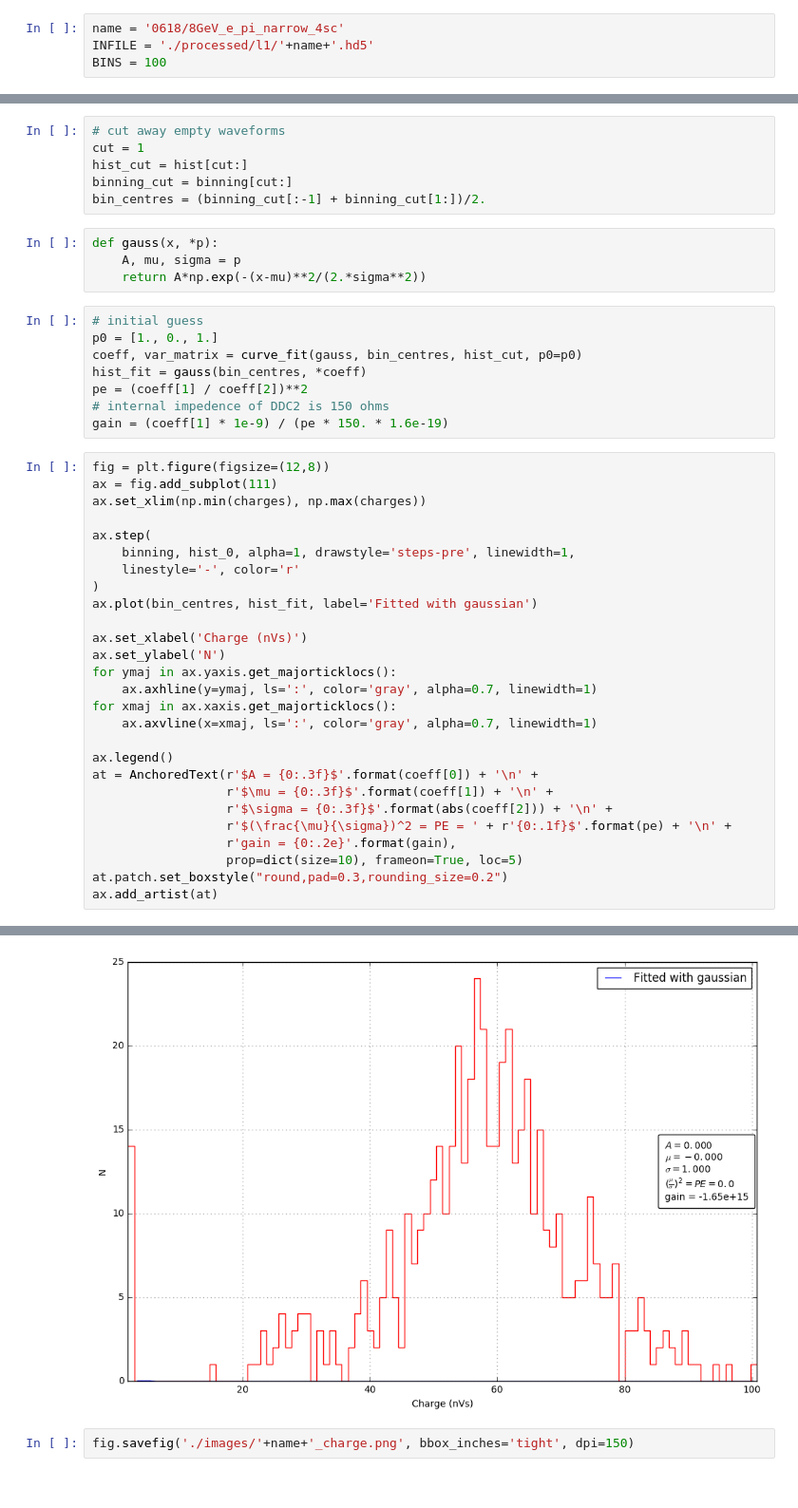
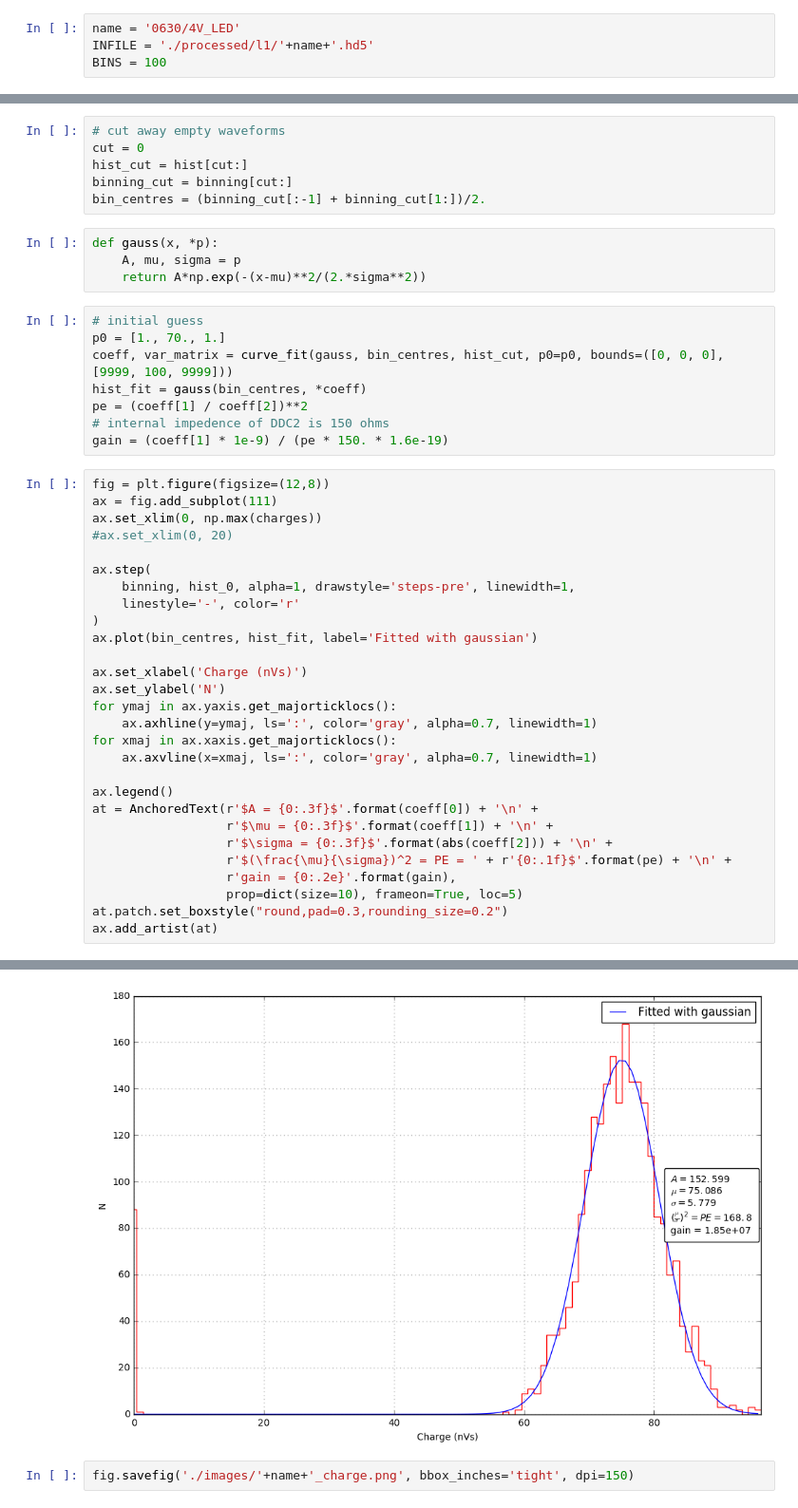
Before and after one commit to ShiveshM/beamtest, a Jupyter notebook: charge_histogram.ipynb, the cells around one changed output, grey strips where cells are left out. Shown at 95% size. Drawn from its saved outputs; the diff is of its cells as text.

```diff
--- a/charge_histogram.ipynb
+++ b/charge_histogram.ipynb
@@ -11,7 +11,7 @@ mpl.rcParams['mathtext.rm'] = 'Bitstream Vera Sans'
 mpl.rcParams['mathtext.it'] = 'Bitstream Vera Sans:italic'
 mpl.rcParams['mathtext.bf'] = 'Bitstream Vera Sans:bold'
 # %%
-name = '0618/8GeV_e_pi_narrow_4sc'
+name = '0630/4V_LED'
 INFILE = './processed/l1/'+name+'.hd5'
 BINS = 100
 # %%
@@ -75,7 +85,7 @@ for xmaj in ax.xaxis.get_majorticklocs():
 from scipy.optimize import curve_fit
 # %%
 # cut away empty waveforms
-cut = 1
+cut = 0
 hist_cut = hist[cut:]
 binning_cut = binning[cut:]
 bin_centres = (binning_cut[:-1] + binning_cut[1:])/2.
@@ -85,8 +95,8 @@ def gauss(x, *p):
     return A*np.exp(-(x-mu)**2/(2.*sigma**2))
 # %%
 # initial guess
-p0 = [1., 0., 1.]
-coeff, var_matrix = curve_fit(gauss, bin_centres, hist_cut, p0=p0)
+p0 = [1., 70., 1.]
+coeff, var_matrix = curve_fit(gauss, bin_centres, hist_cut, p0=p0, bounds=([0, 0, 0], [9999, 100, 9999]))
 hist_fit = gauss(bin_centres, *coeff)
 pe = (coeff[1] / coeff[2])**2
 # internal impedence of DDC2 is 150 ohms
@@ -94,32 +104,33 @@ gain = (coeff[1] * 1e-9) / (pe * 150. * 1.6e-19)
 # %%
 fig = plt.figure(figsize=(12,8))
 ax = fig.add_subplot(111)
-ax.set_xlim(np.min(charges), np.max(charges))
+ax.set_xlim(0, np.max(charges))
+#ax.set_xlim(0, 20)
 
 ax.step(
     binning, hist_0, alpha=1, drawstyle='steps-pre', linewidth=1,
     linestyle='-', color='r'
 )
 ax.plot(bin_centres, hist_fit, label='Fitted with gaussian')
 
 ax.set_xlabel('Charge (nVs)')
 ax.set_ylabel('N')
 for ymaj in ax.yaxis.get_majorticklocs():
     ax.axhline(y=ymaj, ls=':', color='gray', alpha=0.7, linewidth=1)
 for xmaj in ax.xaxis.get_majorticklocs():
     ax.axvline(x=xmaj, ls=':', color='gray', alpha=0.7, linewidth=1)
 
 ax.legend()
 at = AnchoredText(r'$A = {0:.3f}$'.format(coeff[0]) + '\n' +
                   r'$\mu = {0:.3f}$'.format(coeff[1]) + '\n' +
                   r'$\sigma = {0:.3f}$'.format(abs(coeff[2])) + '\n' +
                   r'$(\frac{\mu}{\sigma})^2 = PE = ' + r'{0:.1f}$'.format(pe) + '\n' +
                   r'gain = {0:.2e}'.format(gain),
                   prop=dict(size=10), frameon=True, loc=5)
 at.patch.set_boxstyle("round,pad=0.3,rounding_size=0.2")
 ax.add_artist(at)
 # %% [output]
 <matplotlib.offsetbox.AnchoredText at 0x...>
-[figure, old version]
+[figure, new version]
 # %%
 fig.savefig('./images/'+name+'_charge.png', bbox_inches='tight', dpi=150)
```
Also changed, not shown: parts of 5 cells of this notebook, 6 other files.
